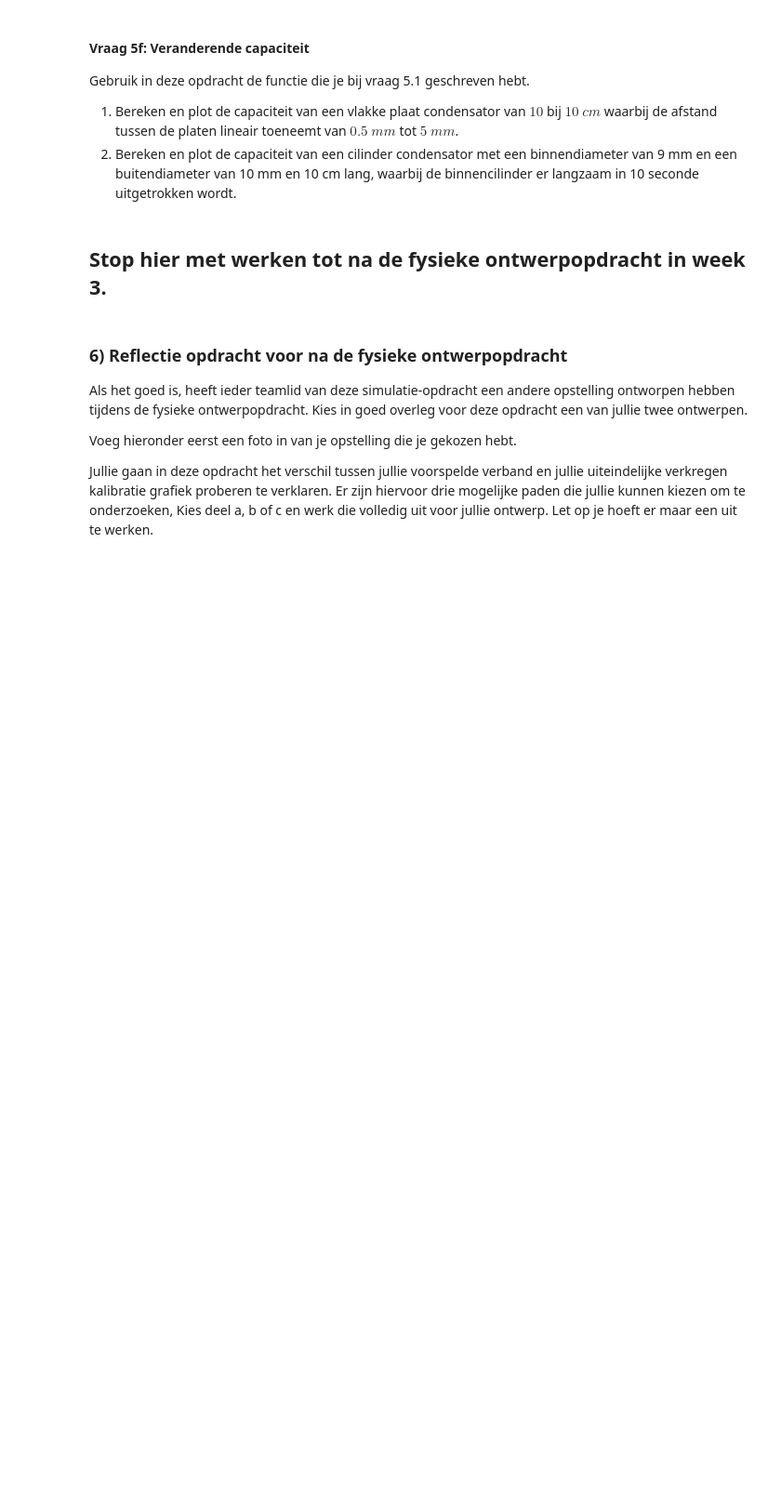
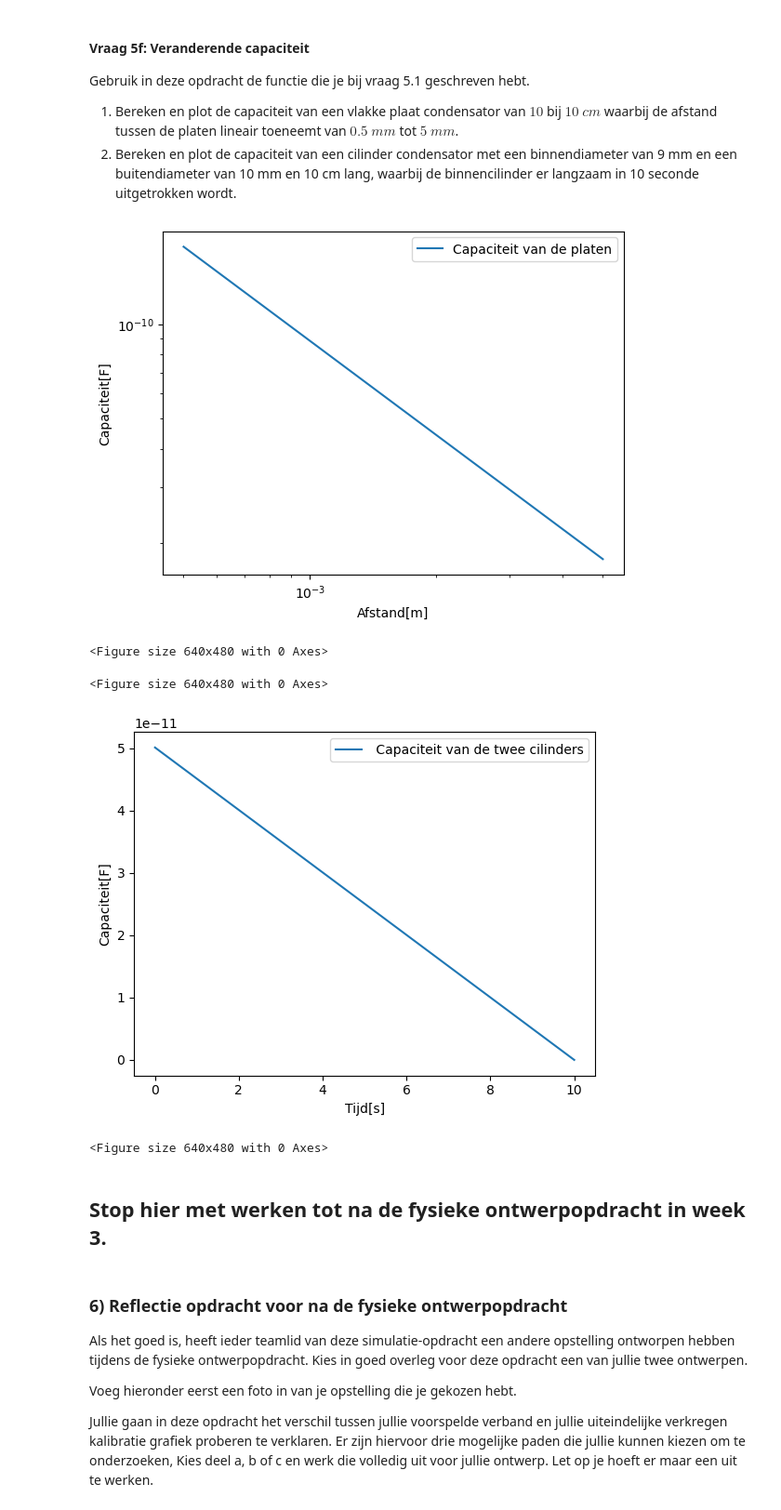
Before and after one commit to nvmeurs06/opdrachten-DEF-D, a Jupyter notebook: DigitaleOntwerpopdrachten/1CondensatorOpdracht/CondensatorOntwerpopdracht.ipynb, the cells around one changed output. Shown at 93% size. Saved outputs shown, nothing was run; the diff lists cells and outputs as text; code cells hidden in the pictures; blank space fills up the shorter version.

```diff
--- a/DigitaleOntwerpopdrachten/1CondensatorOpdracht/CondensatorOntwerpopdracht.ipynb
+++ b/DigitaleOntwerpopdrachten/1CondensatorOpdracht/CondensatorOntwerpopdracht.ipynb
@@ -774,13 +774,15 @@ In deze vraag zullen we kijken naar de ideale vlakke plaat condensator. Als de a
 3. Vind de formule voor de capaciteit van een cilinder condensator onder de aanname dat de afstand tussen de binnen en buiten wand klein is.
 4. Schrijf een python functie die de relevante parameters als input neemt en de capaciteit van een cilinder condensator als output heeft.
 # %%
-def vlakkeplaat(relevante_parameters):
-    C = None
+##
+def vlakkeplaat(A,d,epsilonr):
+    C =(epsilon0 * epsilonr * A)/d
     return C
 
-def cilinder(relevante_parameters):
-    C = None
+def cilinder(L,a,b,epsilonr):
+    C = (2*np.pi*epsilon0*epsilonr*L*a)/(b-a)
     return  C
+##
 # %% [markdown]
 #### Vraag 5b: Capaciteit van enkele simpele condensatoren
 
@@ -855,8 +933,47 @@ Gebruik in deze opdracht de functie die je bij vraag 5.1 geschreven hebt.
 2. Bereken en plot de capaciteit van een cilinder condensator met een binnendiameter van 9 mm en een buitendiameter van 10 mm en 10 cm lang, waarbij de binnencilinder er langzaam in 10 seconde uitgetrokken wordt.
 # %%
 ###
-###Jouw code hier###
+#def vlakkeplaat(A,d,epsilonr):
+#    C =(epsilon0 * epsilonr * A)/d
+#    return C
+
+A_var_cap = 0.1*0.1
+afstand_var=np.linspace(0.0005,0.005,1000)
+vlakkeplaat(A_var_cap,afstand_var,epsilon_lucht)
+
+plt.show()
+plt.loglog(afstand_var,vlakkeplaat(A_var_cap,afstand_var,epsilon_lucht),'-', label="Capaciteit van de platen" )
+plt.xlabel("Afstand[m]")
+plt.ylabel("Capaciteit[F]")
+plt.legend()
+plt.figure()
+
+#def cilinder(L,a,b,epsilonr):
+#    C = (2*np.pi*epsilon0*epsilonr*L*a)/(b-a)
+#    return  C
+a_var=0.009
+b_var=0.01
+L_var=np.linspace(0.1,0,10000)
+tijd= np.linspace(0,10,10000)
+Cilinder_tijd=cilinder(L_var,a_var,b_var,epsilon_lucht)
+
+plt.show()
+plt.plot(tijd,Cilinder_tijd,'-', label=" Capaciteit van de twee cilinders" )
+plt.xlabel("Tijd[s]")
+plt.ylabel("Capaciteit[F]")
+plt.legend()
+plt.figure()
+
+
+
+
 ###
+# %% [output]
+[figure, added]
+<Figure size 640x480 with 0 Axes>
+<Figure size 640x480 with 0 Axes>
+[figure, added]
+<Figure size 640x480 with 0 Axes>
 # %% [markdown]
 ## Stop hier met werken tot na de fysieke ontwerpopdracht in week 3.
 # %% [markdown]
```
Also changed, not shown: parts of 13 cells of this notebook, 2 other files.
